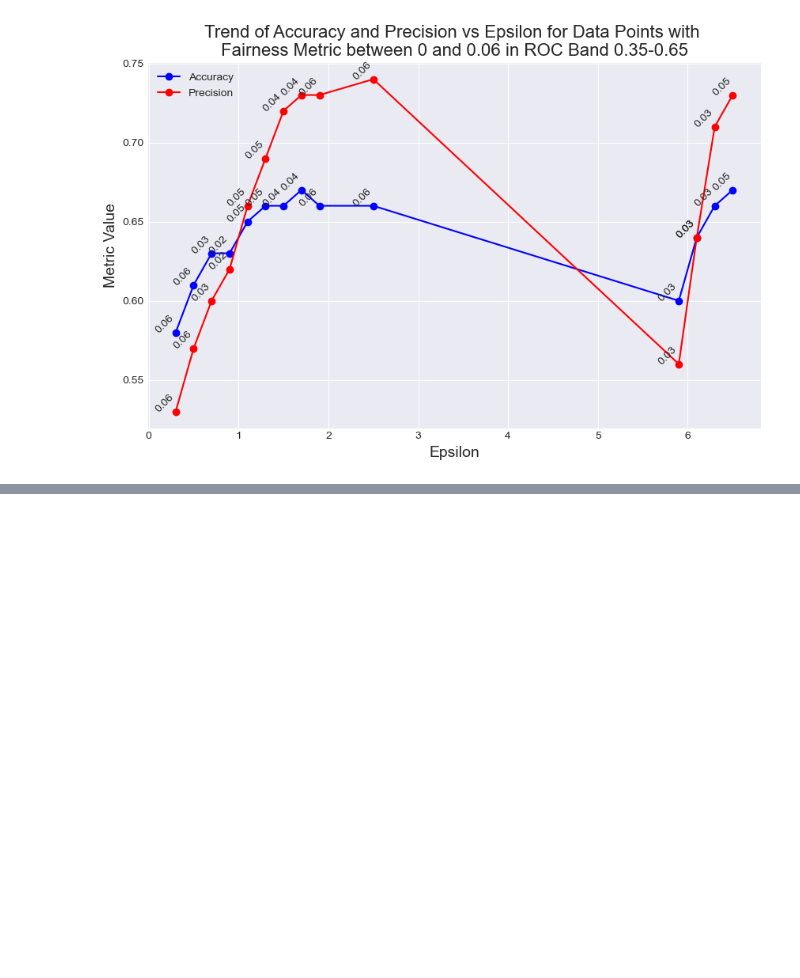
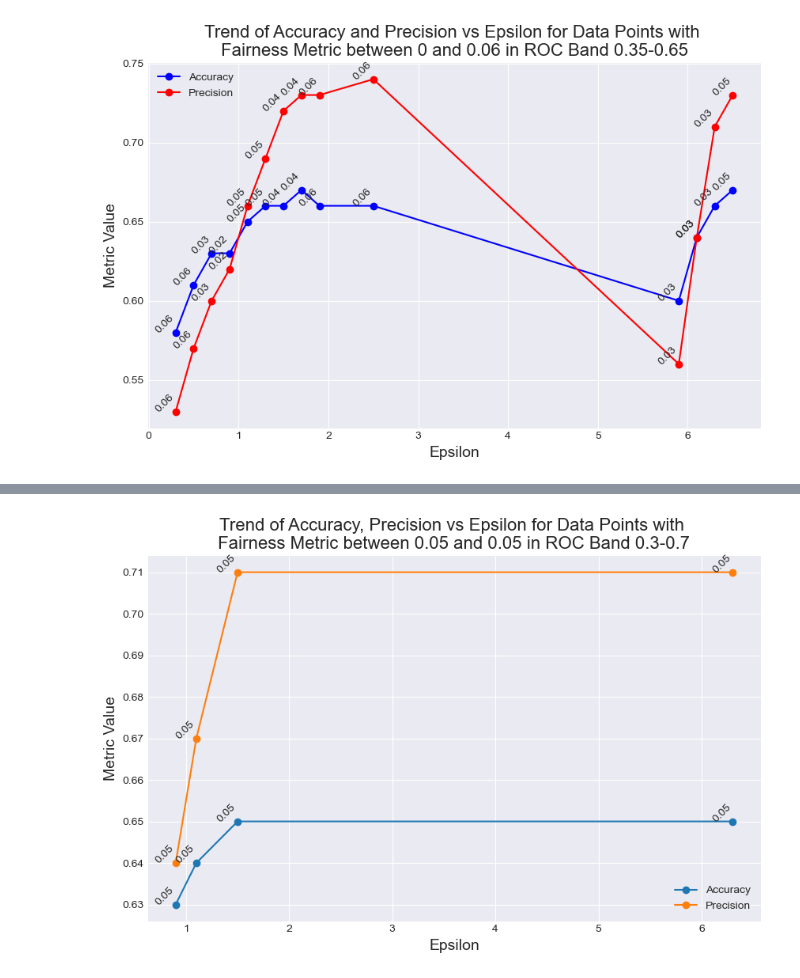
Before and after one commit to RU-Insane/compas-fairness-privacy-tradeoff-analysis, a Jupyter notebook: main/merged/fairness_privacy_merged.ipynb, the cells around one changed output, grey strips where cells are left out. Saved outputs shown, nothing was run; the diff lists cells and outputs as text; code cells hidden in the pictures; blank space fills up the shorter version.

```diff
--- a/main/merged/fairness_privacy_merged.ipynb
+++ b/main/merged/fairness_privacy_merged.ipynb
@@ -674,0 +715,4 @@ plt.show()
+# %%
+plot_metrics_vs_epsilon(dfs, (0.3, 0.7), (0.05, 0.05), ['accuracy', 'precision'])
+# %% [output]
+[figure, added]
```
Also changed, not shown: parts of 7 cells of this notebook.
